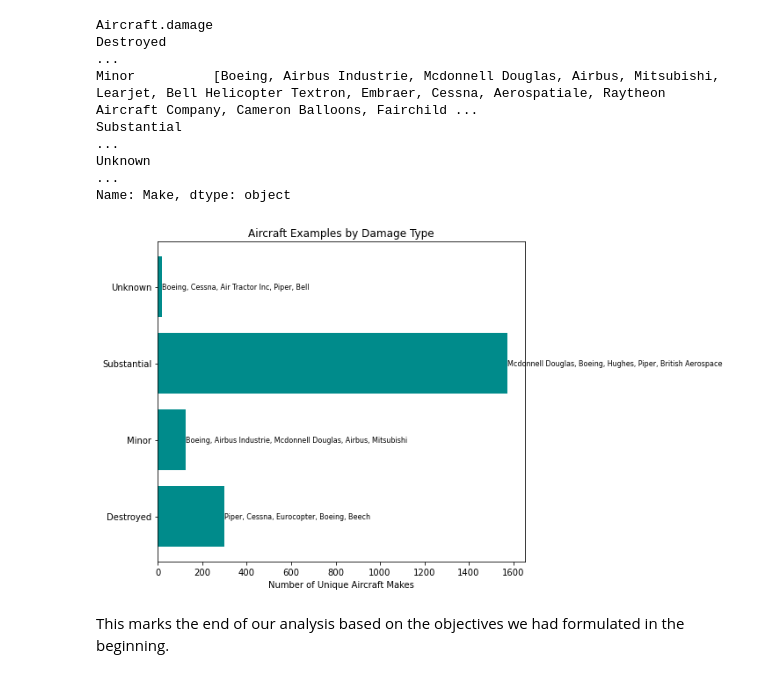
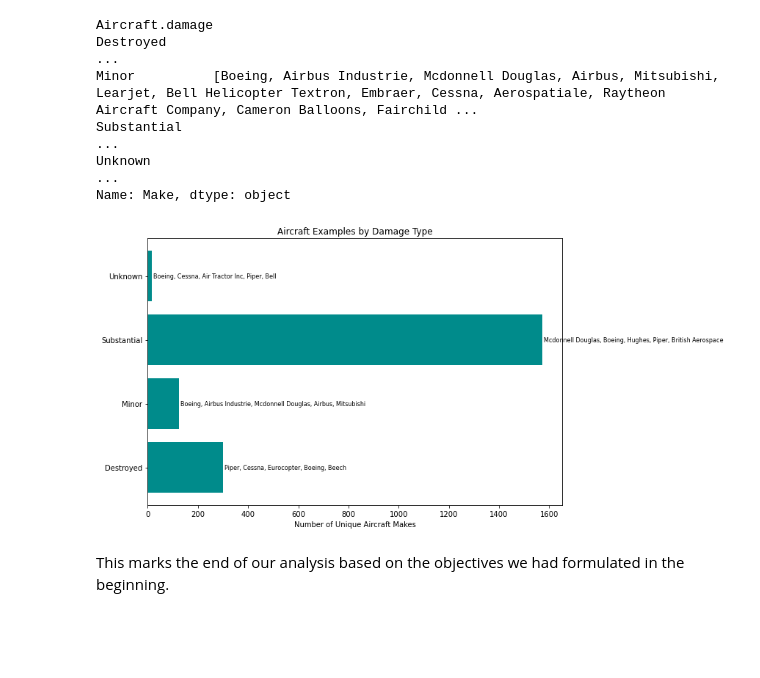
Before and after one commit to thomasamuti-cpu/Aviation_data-assignment, a Jupyter notebook: notebook.ipynb, the cells around one changed output. Cells and saved outputs as stored; diff of their text form; code cells hidden in the pictures; blank space fills up the shorter version.

```diff
--- a/notebook.ipynb
+++ b/notebook.ipynb
@@ -639,7 +639,7 @@ plt.figure(figsize=(12,6))
 for i, purpose in enumerate(aircraft_examples_by_purpose.index):
     top_aircrafts = aircraft_examples_by_purpose[purpose][:10]  # only first 10
     plt.barh(i, len(top_aircrafts), color='teal')
-    plt.text(len(top_aircrafts)+0.2, i, ', '.join(top_aircrafts), va='center', fontsize=9)
+    plt.text(len(top_aircrafts)+0.7, i, ', '.join(top_aircrafts), va='center', fontsize=9)
 
 plt.yticks(range(len(aircraft_examples_by_purpose)), aircraft_examples_by_purpose.index)
 plt.xlabel("Number of Aircraft Makes (Top 10 Shown)")
@@ -693,7 +693,7 @@ plt.figure(figsize=(12, 6))
 for i, engine_type in enumerate(engine_examples_all.index):
     top_aircrafts = engine_examples_all[engine_type][:10]  # only first 10
     plt.barh(i, len(top_aircrafts), color='teal')
-    plt.text(len(top_aircrafts)+0.2, i, ', '.join(top_aircrafts), va='center', fontsize=8)
+    plt.text(len(top_aircrafts)+0.9, i, ', '.join(top_aircrafts), va='center', fontsize=8)
 
 plt.yticks(range(len(engine_examples_all)), engine_examples_all.index)
 plt.xlabel("Number of Aircraft Makes (Top 10 Shown)")
@@ -750,7 +750,7 @@ plt.figure(figsize=(12, 6))
 for i, severity in enumerate(injury_examples.index):
     top_aircrafts = injury_examples[severity][:10]  # show only top 10
     plt.barh(i, len(top_aircrafts), color='orange')
-    plt.text(len(top_aircrafts) + 0.2, i, ', '.join(top_aircrafts), va='center', fontsize=8)
+    plt.text(len(top_aircrafts) + 0.9, i, ', '.join(top_aircrafts), va='center', fontsize=8)
 
 plt.yticks(range(len(injury_examples)), injury_examples.index)
 plt.xlabel("Number of Aircraft Makes (Top 10 shown)")
@@ -852,20 +852,20 @@ Unknown
 Name: Make, dtype: object
 # %%
 # Illustrate in a horizontal bar graph (but since the figure is huge, we will plot the first 10 aircrafts by level of aircraft damage)
-plt.figure(figsize=(10,6))
+plt.figure(figsize=(12,6))
 
 for i, damage in enumerate(damage_examples.index):
     top_aircrafts = damage_examples[damage][:5]  # show top 5 for readability
     plt.barh(i, len(damage_examples[damage]), color='darkcyan')
-    plt.text(len(damage_examples[damage]) + 0.2, i, ', '.join(top_aircrafts), va='center', fontsize=8)
+    plt.text(len(damage_examples[damage]) + 5.0, i, ', '.join(top_aircrafts), va='center', fontsize=8)
 
 plt.yticks(range(len(damage_examples)), damage_examples.index)
 plt.xlabel("Number of Unique Aircraft Makes")
 plt.title("Aircraft Examples by Damage Type")
 plt.tight_layout()
 plt.show()
 # %% [output]
-[figure, old version]
+[figure, new version]
 # %% [markdown]
 This marks the end of our analysis based on the objectives we had formulated in the beginning.
 # %% [markdown]
```
Also changed, not shown: parts of 7 cells of this notebook, 11 other files.
